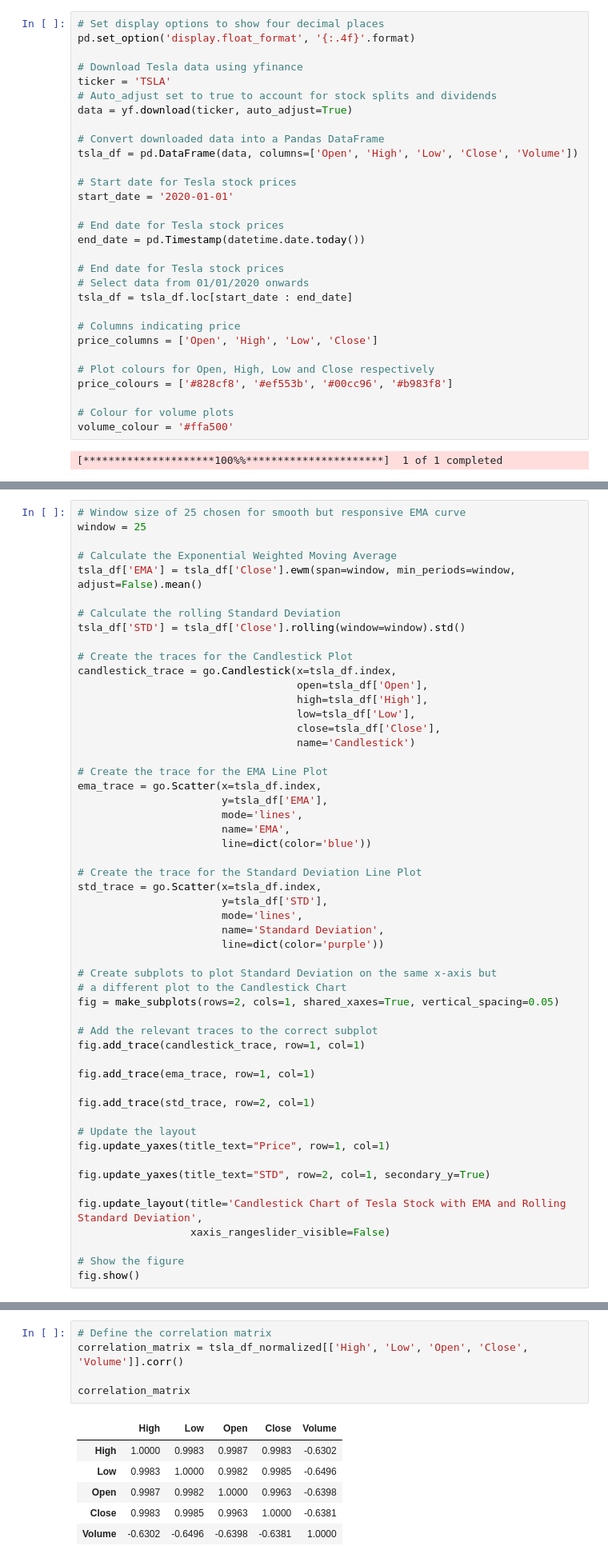
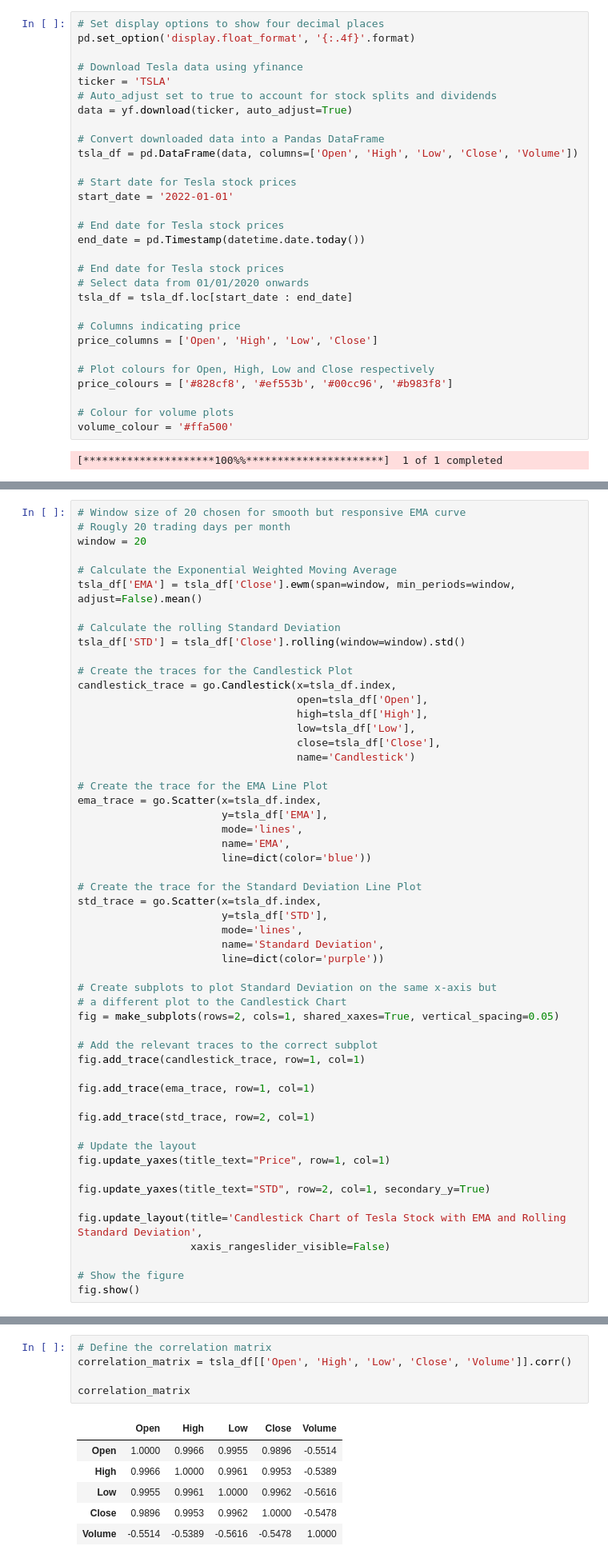
Before and after one commit to MightyFunkster/machine_learning_stock_analysis, a Jupyter notebook: stock_analysis.ipynb, the cells around one changed output, grey strips where cells are left out. Shown at 80% size. Drawn from its saved outputs; the diff is of its cells as text.

```diff
--- a/stock_analysis.ipynb
+++ b/stock_analysis.ipynb
@@ -40,7 +44,7 @@ data = yf.download(ticker, auto_adjust=True)
 tsla_df = pd.DataFrame(data, columns=['Open', 'High', 'Low', 'Close', 'Volume'])
 
 # Start date for Tesla stock prices
-start_date = '2020-01-01'
+start_date = '2022-01-01'
 
 # End date for Tesla stock prices
 end_date = pd.Timestamp(datetime.date.today())
@@ -186,8 +190,9 @@ EXPLAIN VISUALISATIONS
 CHANGE TO SMA
 EXPLAIN EMA AND EMA PARAMETERS AND ROLLING STANDARD DEVIATION AND EMA VS SMA BASED ON CLOSE
 # %%
-# Window size of 25 chosen for smooth but responsive EMA curve
-window = 25
+# Window size of 20 chosen for smooth but responsive EMA curve
+# Rougly 20 trading days per month
+window = 20
 
 # Calculate the Exponential Weighted Moving Average
 tsla_df['EMA'] = tsla_df['Close'].ewm(span=window, min_periods=window, adjust=False).mean()
@@ -327,12 +309,12 @@ tsla_df_normalized
 # %%
 # Define the correlation matrix
-correlation_matrix = tsla_df_normalized[['High', 'Low', 'Open', 'Close', 'Volume']].corr()
+correlation_matrix = tsla_df[['Open', 'High', 'Low', 'Close', 'Volume']].corr()
 
 correlation_matrix
 # %% [output]
-|  | High | Low | Open | Close | Volume |
-| High | 1.0000 | 0.9983 | 0.9987 | 0.9983 | -0.6302 |
-| Low | 0.9983 | 1.0000 | 0.9982 | 0.9985 | -0.6496 |
-| Open | 0.9987 | 0.9982 | 1.0000 | 0.9963 | -0.6398 |
-| Close | 0.9983 | 0.9985 | 0.9963 | 1.0000 | -0.6381 |
-| Volume | -0.6302 | -0.6496 | -0.6398 | -0.6381 | 1.0000 |
+|  | Open | High | Low | Close | Volume |
+| Open | 1.0000 | 0.9966 | 0.9955 | 0.9896 | -0.5514 |
+| High | 0.9966 | 1.0000 | 0.9961 | 0.9953 | -0.5389 |
+| Low | 0.9955 | 0.9961 | 1.0000 | 0.9962 | -0.5616 |
+| Close | 0.9896 | 0.9953 | 0.9962 | 1.0000 | -0.5478 |
+| Volume | -0.5514 | -0.5389 | -0.5616 | -0.5478 | 1.0000 |
```
Also changed, not shown: parts of 17 cells of this notebook.
